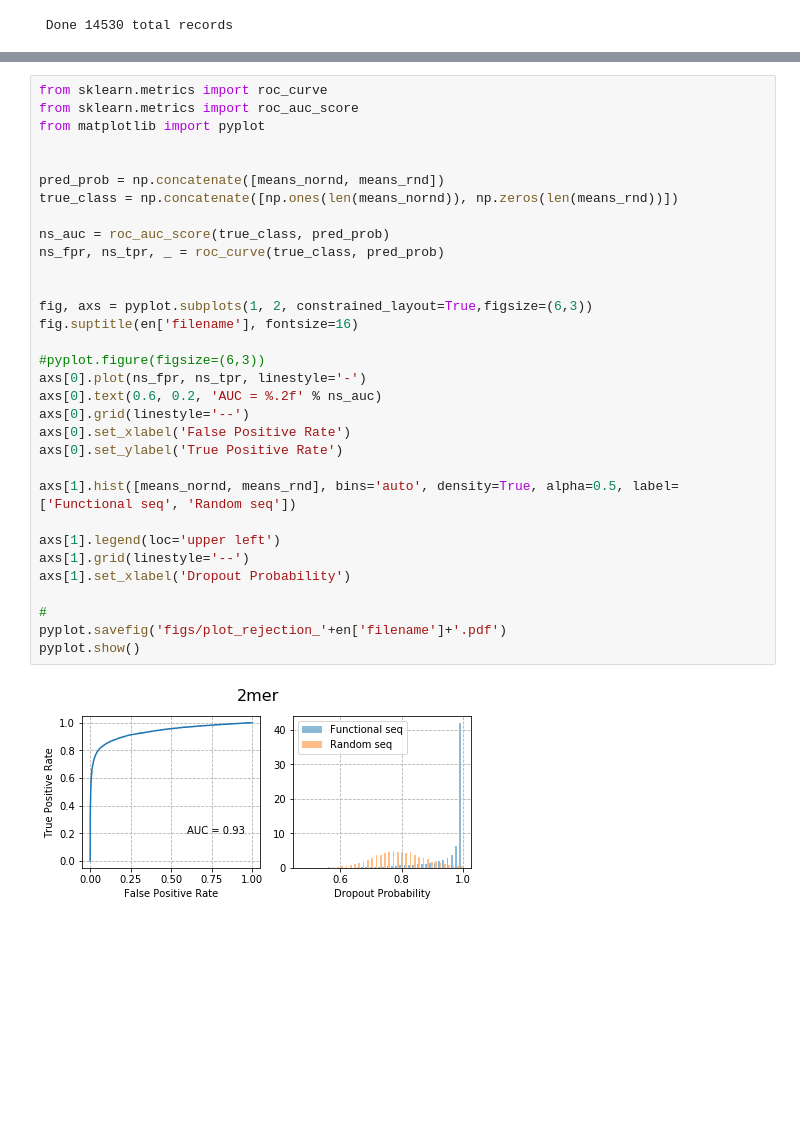
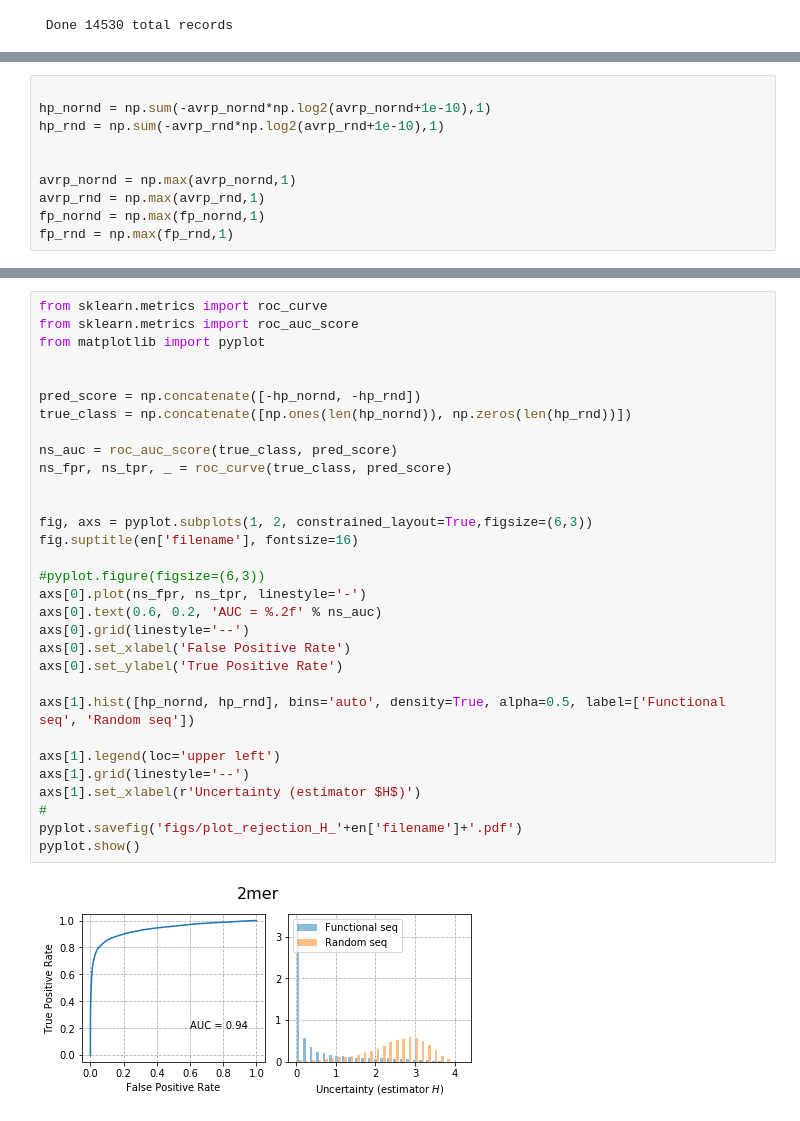
Before and after one commit to bioinformatics-sannio/ncrna-deep, a Jupyter notebook: experiment-dropout-rejection.ipynb, the cells around one changed output, grey strips where cells are left out. Drawn from its saved outputs; the diff is of its cells as text; blank space fills up the shorter version.

Commit message:
rejection added estimators

```diff
--- a/experiment-dropout-rejection.ipynb
+++ b/experiment-dropout-rejection.ipynb
@@ -161,0 +148,10 @@ array([ 9.,  4.,  7., ..., 10.,  9.,  6.])
+# %%
+
+hp_nornd = np.sum(-avrp_nornd*np.log2(avrp_nornd+1e-10),1)
+hp_rnd = np.sum(-avrp_rnd*np.log2(avrp_rnd+1e-10),1)
+
+
+avrp_nornd = np.max(avrp_nornd,1)
+avrp_rnd = np.max(avrp_rnd,1)
+fp_nornd = np.max(fp_nornd,1)
+fp_rnd = np.max(fp_rnd,1)
@@ -165,34 +243,33 @@ array([ 9.,  4.,  7., ..., 10.,  9.,  6.])
 # %%
 from sklearn.metrics import roc_curve
 from sklearn.metrics import roc_auc_score
 from matplotlib import pyplot
 
 
-pred_prob = np.concatenate([means_nornd, means_rnd])
-true_class = np.concatenate([np.ones(len(means_nornd)), np.zeros(len(means_rnd))])
+pred_score = np.concatenate([-hp_nornd, -hp_rnd])
+true_class = np.concatenate([np.ones(len(hp_nornd)), np.zeros(len(hp_rnd))])
 
-ns_auc = roc_auc_score(true_class, pred_prob)
-ns_fpr, ns_tpr, _ = roc_curve(true_class, pred_prob)
+ns_auc = roc_auc_score(true_class, pred_score)
+ns_fpr, ns_tpr, _ = roc_curve(true_class, pred_score)
 
 
 fig, axs = pyplot.subplots(1, 2, constrained_layout=True,figsize=(6,3))
 fig.suptitle(en['filename'], fontsize=16)
 
 #pyplot.figure(figsize=(6,3))
 axs[0].plot(ns_fpr, ns_tpr, linestyle='-')
 axs[0].text(0.6, 0.2, 'AUC = %.2f' % ns_auc)
 axs[0].grid(linestyle='--')
 axs[0].set_xlabel('False Positive Rate')
 axs[0].set_ylabel('True Positive Rate')
 
-axs[1].hist([means_nornd, means_rnd], bins='auto', density=True, alpha=0.5, label=['Functional seq', 'Random seq'])
+axs[1].hist([hp_nornd, hp_rnd], bins='auto', density=True, alpha=0.5, label=['Functional seq', 'Random seq'])
 
 axs[1].legend(loc='upper left')
 axs[1].grid(linestyle='--')
-axs[1].set_xlabel('Dropout Probability')
-
+axs[1].set_xlabel(r'Uncertainty (estimator $H$)')
 #
-pyplot.savefig('figs/plot_rejection_'+en['filename']+'.pdf')
+pyplot.savefig('figs/plot_rejection_H_'+en['filename']+'.pdf')
 pyplot.show()
 # %% [output]
-[figure, old version]
+[figure, new version]
```
Also changed, not shown: parts of 9 cells of this notebook, 4 other files.
